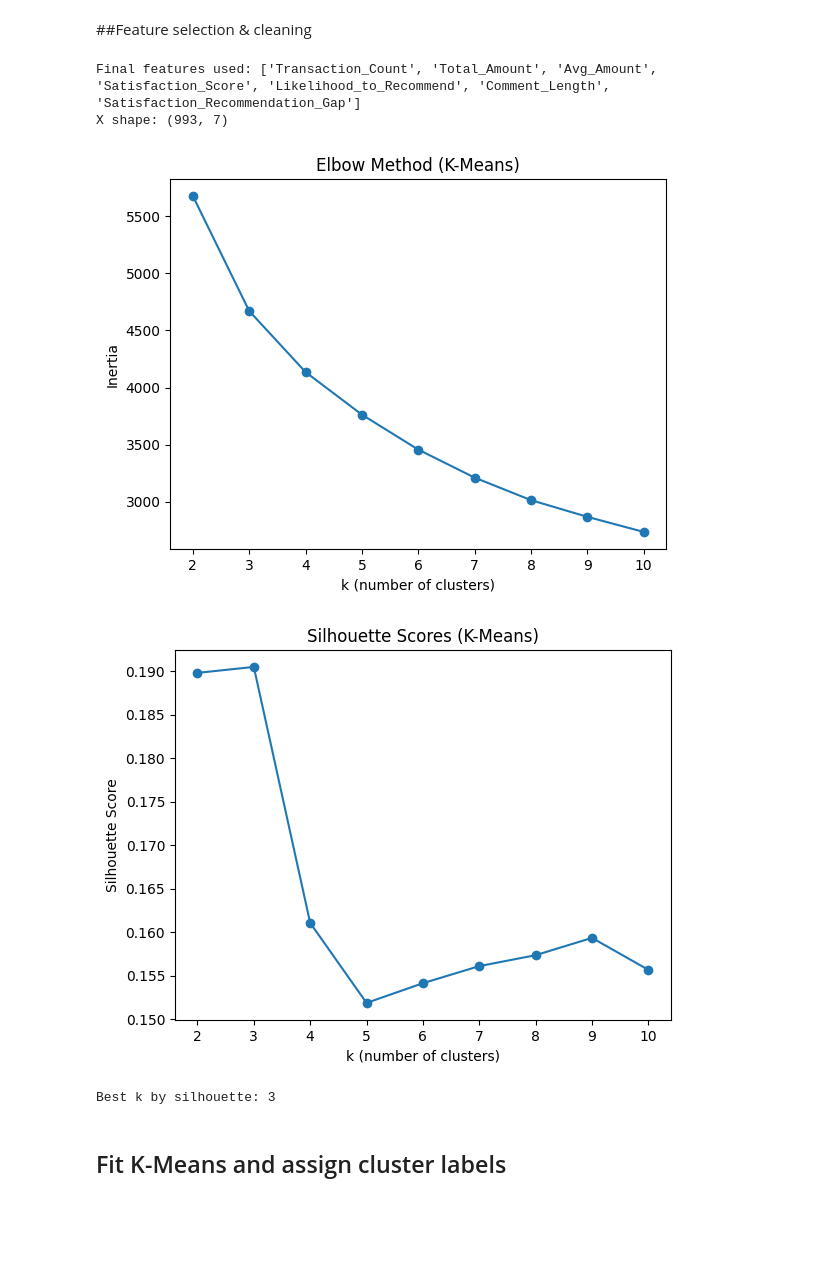
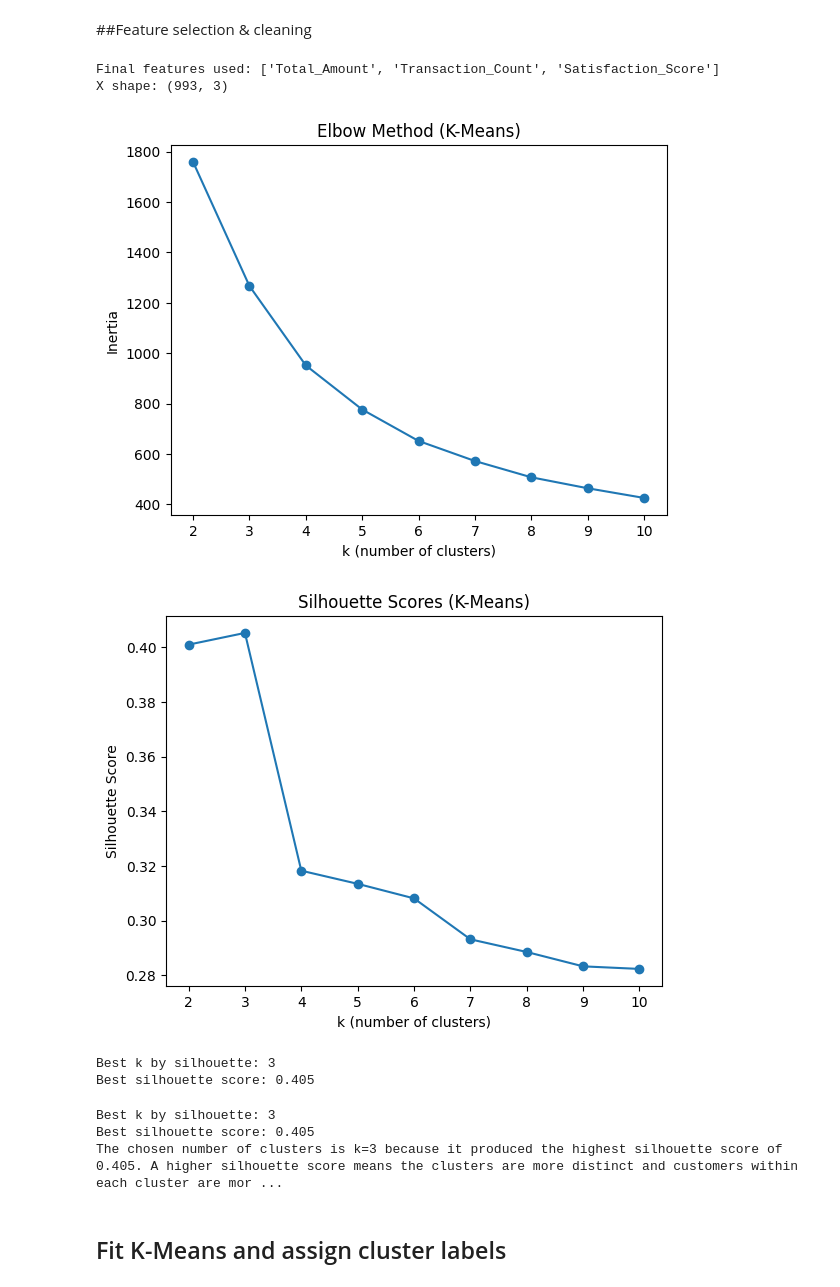
Before and after one commit to naz-picones/MO-IT128-DMP-A3107-Lucero-Picones-Ramos, a Jupyter notebook: Refined MO_IT128_Homework_Project_Clustering_and_Segmentation_BSIT_A3107_Lucero,C_J,_Ramos,_M_G,_Picones,M_N.ipynb, the cells around one changed output. Cells and saved outputs as stored; diff of their text form; code cells hidden in the pictures; blank space fills up the shorter version.

```diff
--- a/Refined MO_IT128_Homework_Project_Clustering_and_Segmentation_BSIT_A3107_Lucero,C_J,_Ramos,_M_G,_Picones,M_N.ipynb
+++ b/Refined MO_IT128_Homework_Project_Clustering_and_Segmentation_BSIT_A3107_Lucero,C_J,_Ramos,_M_G,_Picones,M_N.ipynb
@@ -148,22 +148,53 @@ EXCLUDE_COLS = {
     "Transaction_Date", "Feedback_Comments", "Comment", "Comments"
 }
 
-# Redundant features to remove (based on instructor feedback)
-REDUNDANT_COLS = {"Std_Amount", "Min_Amount", "Max_Amount"}
+# Redundant features to remove
+REDUNDANT_COLS = {"Std_Amount", "Min_Amount", "Max_Amount", "Avg_Amount"}
 
-# Detect numeric columns automatically
+# Detect numeric columns
 numeric_cols = customer_profile.select_dtypes(include=[np.number]).columns.tolist()
 
-# Remove excluded + redundant columns
-numeric_cols = [
+# Remove excluded + redundant
+candidate_cols = [
     c for c in numeric_cols
     if c not in EXCLUDE_COLS and c not in REDUNDANT_COLS
 ]
 
-print("Final features used:", numeric_cols)
+# SELECT ONLY NON-REDUNDANT FEATURES
+selected_features = []
+
+# Core features
+if "Total_Amount" in candidate_cols:
+    selected_features.append("Total_Amount")
+
+if "Transaction_Count" in candidate_cols:
+    selected_features.append("Transaction_Count")
+
+# Choose one feedback / engagement feature only
+feedback_priority = [
+    "Satisfaction_Score",
+    "Feedback_Score",
+    "Customer_Rating",
+    "Engagement_Score",
+    "Loyalty_Score"
+]
+
+for col in feedback_priority:
+    if col in candidate_cols and col not in selected_features:
+        selected_features.append(col)
+        break
+
+# Fallback if none of the preferred feedback columns exist
+if len(selected_features) < 3:
+    for col in candidate_cols:
+        if col not in selected_features:
+            selected_features.append(col)
+            break
+
+print("Final features used:", selected_features)
 
 # Create feature matrix
-X = customer_profile[numeric_cols].copy()
+X = customer_profile[selected_features].copy()
 
 # Fill missing values
 X = X.fillna(X.median(numeric_only=True))
@@ -174,41 +205,60 @@ X_scaled = scaler.fit_transform(X)
 
 print("X shape:", X.shape)
 # %% [output]
-Final features used: ['Transaction_Count', 'Total_Amount', 'Avg_Amount', 'Satisfaction_Score', 'Likelihood_to_Recommend', 'Comment_Length', 'Satisfaction_Recommendation_Gap']
-X shape: (993, 7)
+Final features used: ['Total_Amount', 'Transaction_Count', 'Satisfaction_Score']
+X shape: (993, 3)
 # %%
 ks = range(2, 11)
 inertia = []
 silhouettes = []
 
 for k in ks:
     model = KMeans(n_clusters=k, n_init=10)
     labels = model.fit_predict(X_scaled)
     inertia.append(model.inertia_)
     silhouettes.append(silhouette_score(X_scaled, labels))
 
 # Elbow
 plt.figure()
 plt.plot(list(ks), inertia, marker="o")
 plt.xlabel("k (number of clusters)")
 plt.ylabel("Inertia")
 plt.title("Elbow Method (K-Means)")
 plt.show()
 
 # Silhouette
 plt.figure()
 plt.plot(list(ks), silhouettes, marker="o")
 plt.xlabel("k (number of clusters)")
 plt.ylabel("Silhouette Score")
 plt.title("Silhouette Scores (K-Means)")
 plt.show()
 
 best_k = int(ks[int(np.argmax(silhouettes))])
+best_silhouette = max(silhouettes)
+
 print("Best k by silhouette:", best_k)
+print("Best silhouette score:", round(best_silhouette, 3))
 # %% [output]
-[figure, old version]
+[figure, new version]
-[figure, old version]
+[figure, new version]
 Best k by silhouette: 3
+Best silhouette score: 0.405
+# %%
+best_silhouette = max(silhouettes)
+print("Best k by silhouette:", best_k)
+print("Best silhouette score:", round(best_silhouette, 3))
+
+print(
+    f"The chosen number of clusters is k={best_k} because it produced "
+    f"the highest silhouette score of {best_silhouette:.3f}. "
+    "A higher silhouette score means the clusters are more distinct and "
+    "customers within each cluster are more similar to each other."
+)
+# %% [output]
+Best k by silhouette: 3
+Best silhouette score: 0.405
+The chosen number of clusters is k=3 because it produced the highest silhouette score of 0.405. A higher silhouette score means the clusters are more distinct and customers within each cluster are mor ...
 # %% [markdown]
 ## Fit K-Means and assign cluster labels
 # %%
```
Also changed, not shown: parts of 8 cells of this notebook.
